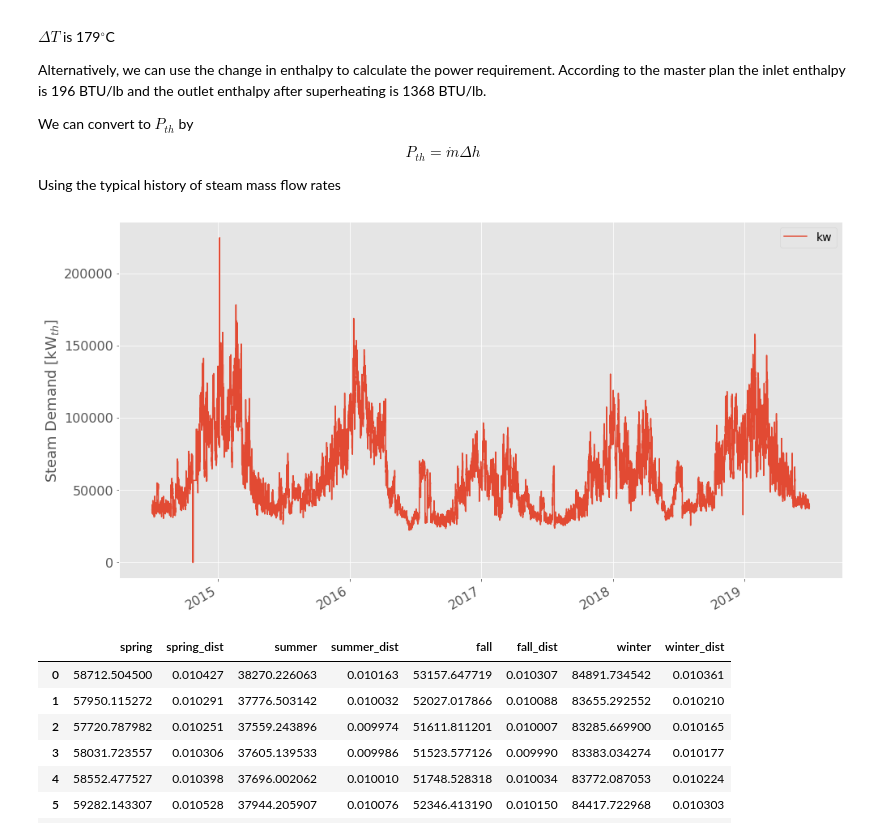
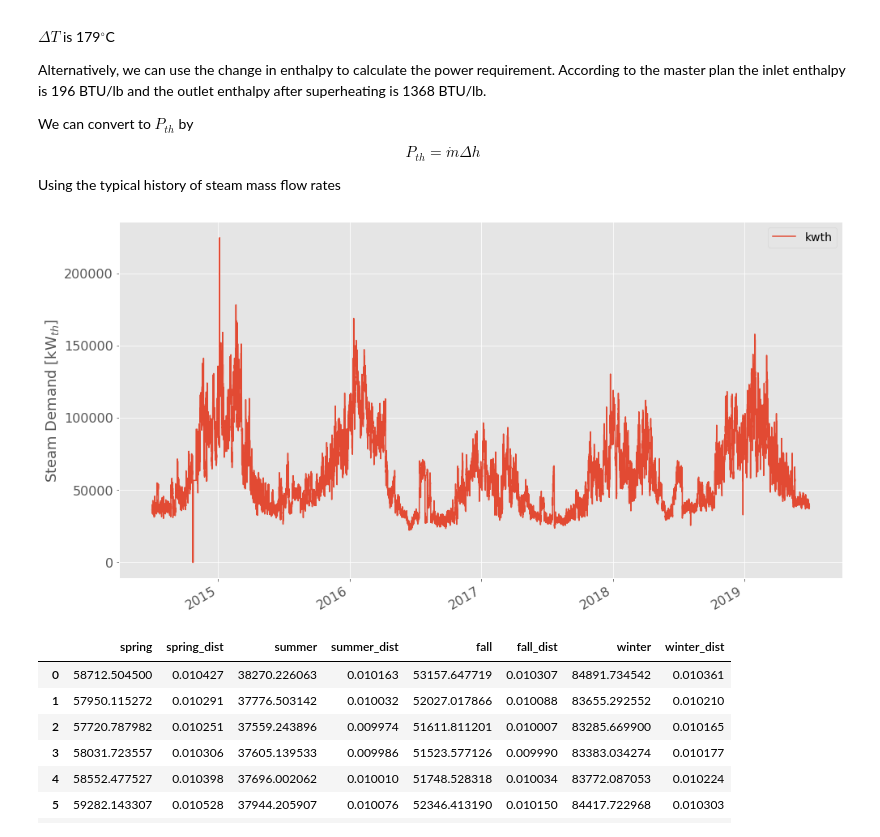
Before and after one commit to samgdotson/2021-dotson-ms, a Jupyter notebook: data/notebooks/demand_profile.ipynb, the cells around one changed output. Saved outputs shown, nothing was run; the diff lists cells and outputs as text; code cells hidden in the pictures.

```diff
--- a/data/notebooks/demand_profile.ipynb
+++ b/data/notebooks/demand_profile.ipynb
@@ -16,7 +16,7 @@ colors = {'spring':'tab:green',
           'winter':'tab:blue'}
 # %%
 for i in [15,16,17,18,19]:
-    if i is 15:
+    if i == 15:
         df = pd.read_csv(f'../steamfy{i}.csv', index_col='Date and Time', parse_dates=True)
     else:
         df_new = pd.read_csv(f'../steamfy{i}.csv', index_col='Date and Time', parse_dates=True)
@@ -50,18 +50,18 @@ btu_to_kwh = 0.29307107
 # times 0.29307107 to convert from BTU/hr to kilowatts
 to_kwth = lambda mdot: (mdot*(h_out-h_in))*btu_to_kwh
 # %%
-df['kw'] = df['Value (KLBS/HR)'].apply(to_kwth)
+df['kwth'] = df['Value (KLBS/HR)'].apply(to_kwth)
 # df['kw'].to_csv('uiuc_steam_data.csv')
 # %%
-df.kw.plot(figsize=(16,9))
+df.kwth.plot(figsize=(16,9))
 plt.ylabel(r'Steam Demand [kW$_{th}$]', fontsize=18)
 plt.xlabel(r'', fontsize=18)
 plt.xticks(fontsize=16)
 plt.yticks(fontsize=16)
 plt.legend(fontsize=14)
 plt.show()
 # %% [output]
-[figure, old version]
+[figure, new version]
 # %%
 spring_mask = (df.index.month >= 3) & (df.index.month <= 5)
 summer_mask = (df.index.month >= 6) & (df.index.month <= 8)
```
Also changed, not shown: parts of 16 cells of this notebook, 12 other files.
